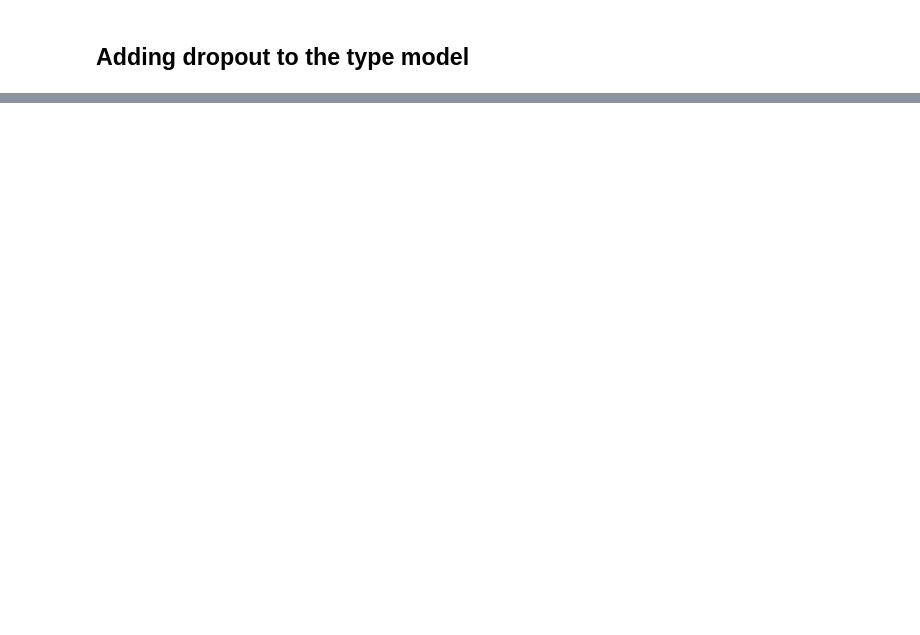
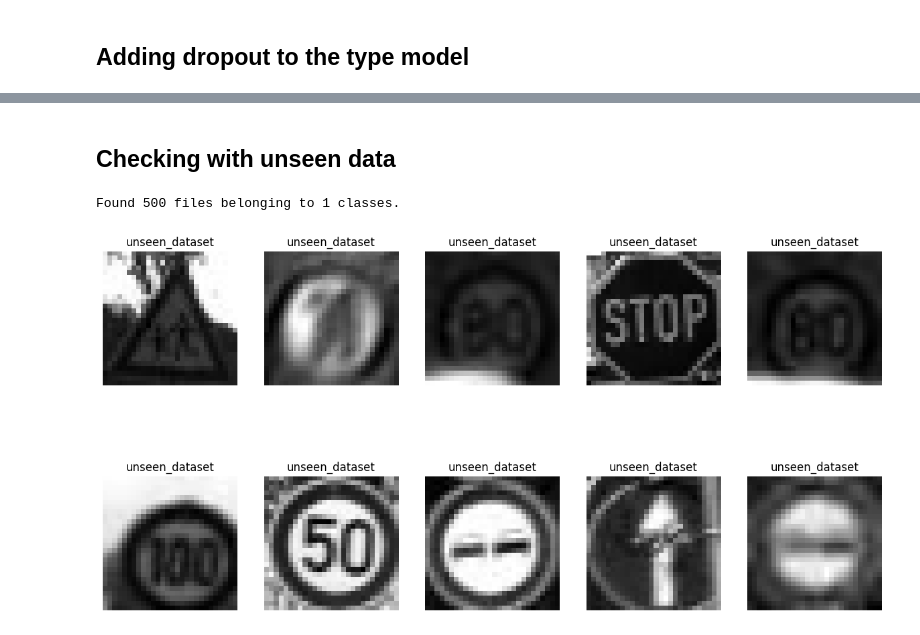
Before and after one commit to SwethaGo/CMLassignment2, a Jupyter notebook: Assignment2-new-Copy2.ipynb, the cells around one changed output, grey strips where cells are left out. Saved outputs shown, nothing was run; the diff lists cells and outputs as text; code cells hidden in the pictures; blank space fills up the shorter version.

Commit message:
Unseen data

```diff
--- a/Assignment2-new-Copy2.ipynb
+++ b/Assignment2-new-Copy2.ipynb
@@ -1531,3 +1541,48 @@ The code defines a function create_model to build a convolutional neural network
 After training the type_model_drop, the test accuracy is significantly low 18.76%. This drastic decrease suggests that the model is not effectively learning from the data, possibly due to an overly aggressive dropout rate or insufficient training epochs. Despite the use of dropout layers for regularization, the model's poor performance indicates the need for further tuning of hyperparameters or adjustments in the model architecture to improve learning and generalization capabilities.
 
 The model's accuracy decreased significantly. Therefore, we will be rejecting this model.
+# %% [markdown]
+## Checking with unseen data
+# %%
+
+# Extract the unseen dataset
+with zipfile.ZipFile('unseen_dataset.zip', 'r') as zip_ref:
+    zip_ref.extractall('./unseen_data')
+
+# Define the base directory for the extracted dataset
+unseen_directory = './unseen_data'
+
+# Create a dataset from the unseen data directory
+unseen_ds = image_dataset_from_directory(
+    unseen_directory,
+    image_size=(28, 28),
+    color_mode='grayscale',
+    batch_size=32,
+    label_mode='int'  # Use 'int' for integer labels
+)
+
+# Retrieve class names
+class_names = unseen_ds.class_names
+
+# Function to plot sample images with their labels
+def plot_sample_images_from_directory(dataset, class_names, num_samples=10):
+    # Create an iterator for the dataset
+    data_iterator = iter(dataset)
+
+    # Fetch the first batch
+    images, labels = next(data_iterator)
+
+    # Plot the images and their labels
+    plt.figure(figsize=(15, 8))
+    for i in range(num_samples):
+        ax = plt.subplot(2, 5, i + 1)
+        plt.imshow(images[i].numpy().squeeze(), cmap='gray')
+        plt.title(class_names[labels[i]])
+        plt.axis('off')
+    plt.show()
+
+# Plot sample images from the unseen dataset
+plot_sample_images_from_directory(unseen_ds, class_names, num_samples=10)
+# %% [output]
+Found 500 files belonging to 1 classes.
+[figure, added]
```
Also changed, not shown: parts of 40 cells of this notebook.
